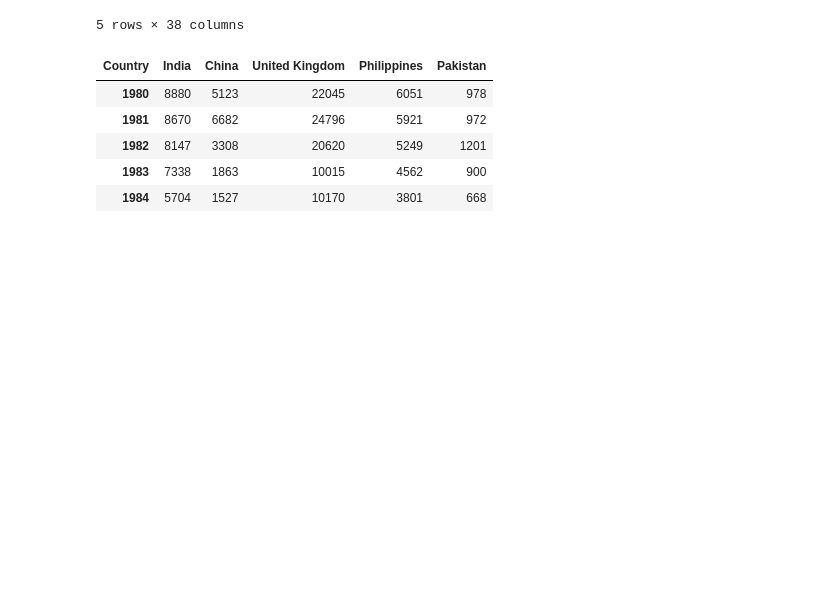
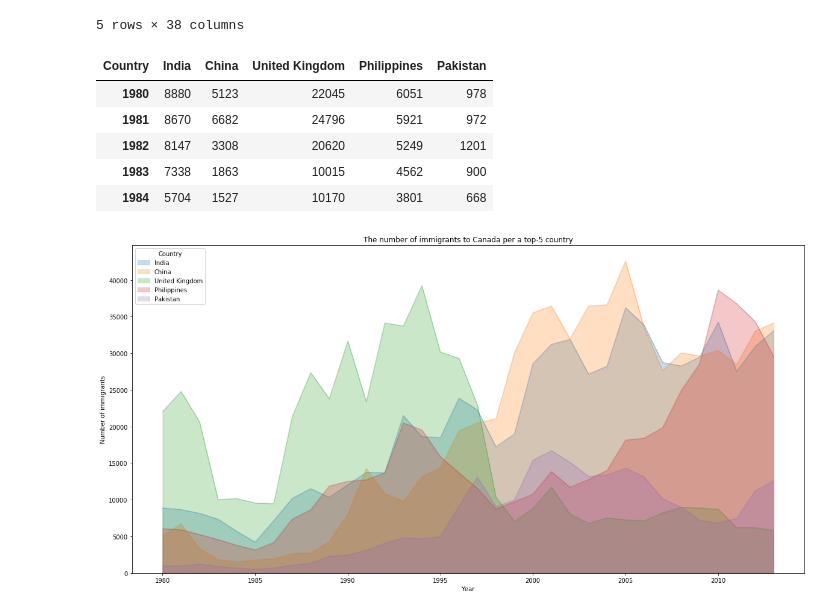
Before and after one commit to ivan-zapreev/data-science-python-projects, a Jupyter notebook: IBM_DV0101EN/mod_02_basic_vis_tools.ipynb, the cells around one changed output. Cells and saved outputs as stored; diff of their text form; code cells hidden in the pictures; blank space fills up the shorter version.

```diff
--- a/IBM_DV0101EN/mod_02_basic_vis_tools.ipynb
+++ b/IBM_DV0101EN/mod_02_basic_vis_tools.ipynb
@@ -65,4 +65,18 @@ df_top_5.head()
 | 1982 | 8147 | 3308 | 20620 | 5249 | 1201 |
 | 1983 | 7338 | 1863 | 10015 | 4562 | 900 |
 | 1984 | 5704 | 1527 | 10170 | 3801 | 668 |
+# %%
+# Make the area plot of the data now, do not
+# stack the plots and also set the figure size
+df_top_5.plot(kind = "area",
+              stacked = False,
+              alpha=0.25, # 0-1, default value a= 0.5
+              figsize = (20,10))
+
+plt.title("The number of immigrants to Canada per a top-5 country")
+plt.xlabel("Year")
+plt.ylabel("Number of immigrants")
+plt.show()
+# %% [output]
+[figure, added]
 # %%
```
Also changed, not shown: parts of 12 cells of this notebook, 1 other file.
